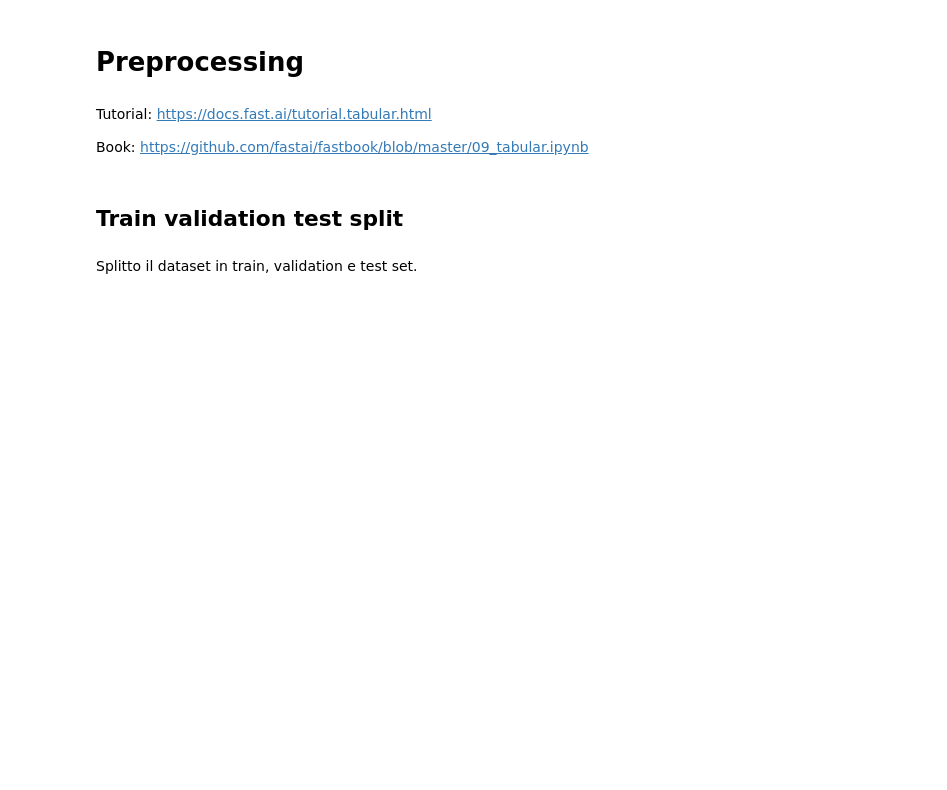
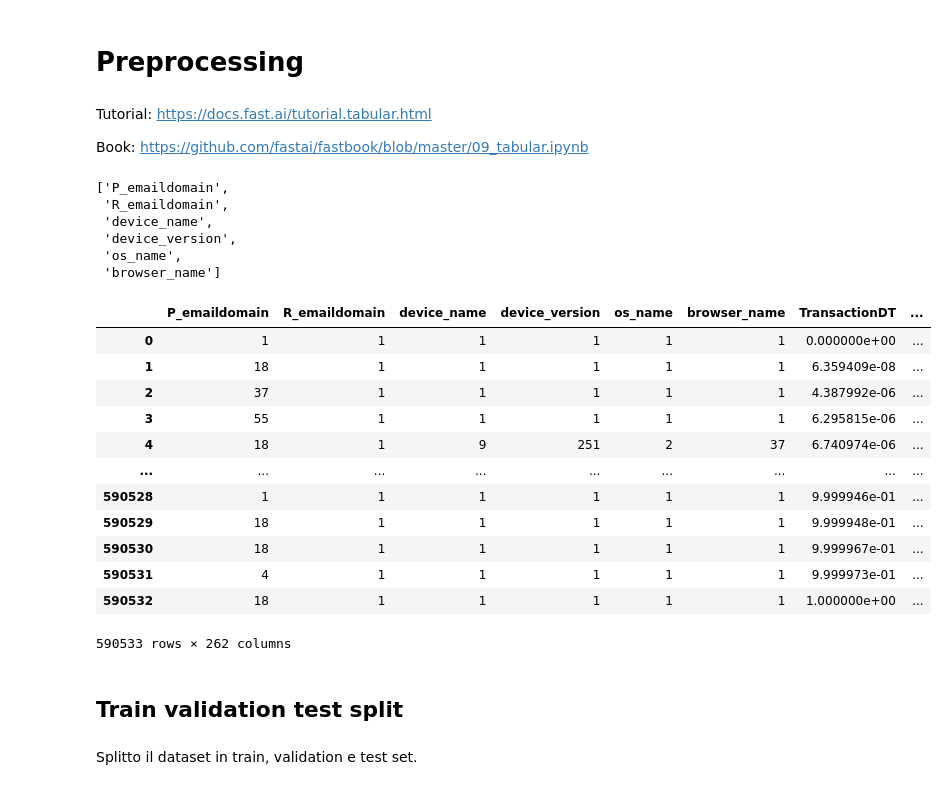
Before and after one commit to alessandrotofani/Tesi_magistrale, a Jupyter notebook: 3_Neural_Net_new_MLP.ipynb, the cells around one changed output. Cells and saved outputs as stored; diff of their text form; code cells hidden in the pictures; blank space fills up the shorter version.

```diff
--- a/3_Neural_Net_new_MLP.ipynb
+++ b/3_Neural_Net_new_MLP.ipynb
@@ -70,6 +69,31 @@ X_train = pd.get_dummies(X_train, columns=one_hot_encode)
 cols = mf.get_col(X_train)
 # %%
 numerical_col = get_numerical_col(X_train, categorical_col_toemb)
+# %%
+categorical_col_toemb
+# %% [output]
+['P_emaildomain',
+ 'R_emaildomain',
+ 'device_name',
+ 'device_version',
+ 'os_name',
+ 'browser_name']
+# %%
+X_train
+# %% [output]
+|  | P_emaildomain | R_emaildomain | device_name | device_version | os_name | browser_name | TransactionDT | ... |
+| 0 | 1 | 1 | 1 | 1 | 1 | 1 | 0.000000e+00 | ... |
+| 1 | 18 | 1 | 1 | 1 | 1 | 1 | 6.359409e-08 | ... |
+| 2 | 37 | 1 | 1 | 1 | 1 | 1 | 4.387992e-06 | ... |
+| 3 | 55 | 1 | 1 | 1 | 1 | 1 | 6.295815e-06 | ... |
+| 4 | 18 | 1 | 9 | 251 | 2 | 37 | 6.740974e-06 | ... |
+| ... | ... | ... | ... | ... | ... | ... | ... | ... |
+| 590528 | 1 | 1 | 1 | 1 | 1 | 1 | 9.999946e-01 | ... |
+| 590529 | 18 | 1 | 1 | 1 | 1 | 1 | 9.999948e-01 | ... |
+| 590530 | 18 | 1 | 1 | 1 | 1 | 1 | 9.999967e-01 | ... |
+| 590531 | 4 | 1 | 1 | 1 | 1 | 1 | 9.999973e-01 | ... |
+| 590532 | 18 | 1 | 1 | 1 | 1 | 1 | 1.000000e+00 | ... |
+590533 rows × 262 columns
 # %% [markdown]
 ## Train validation test split
 # %% [markdown]
```
Also changed, not shown: parts of 1 cell of this notebook.
